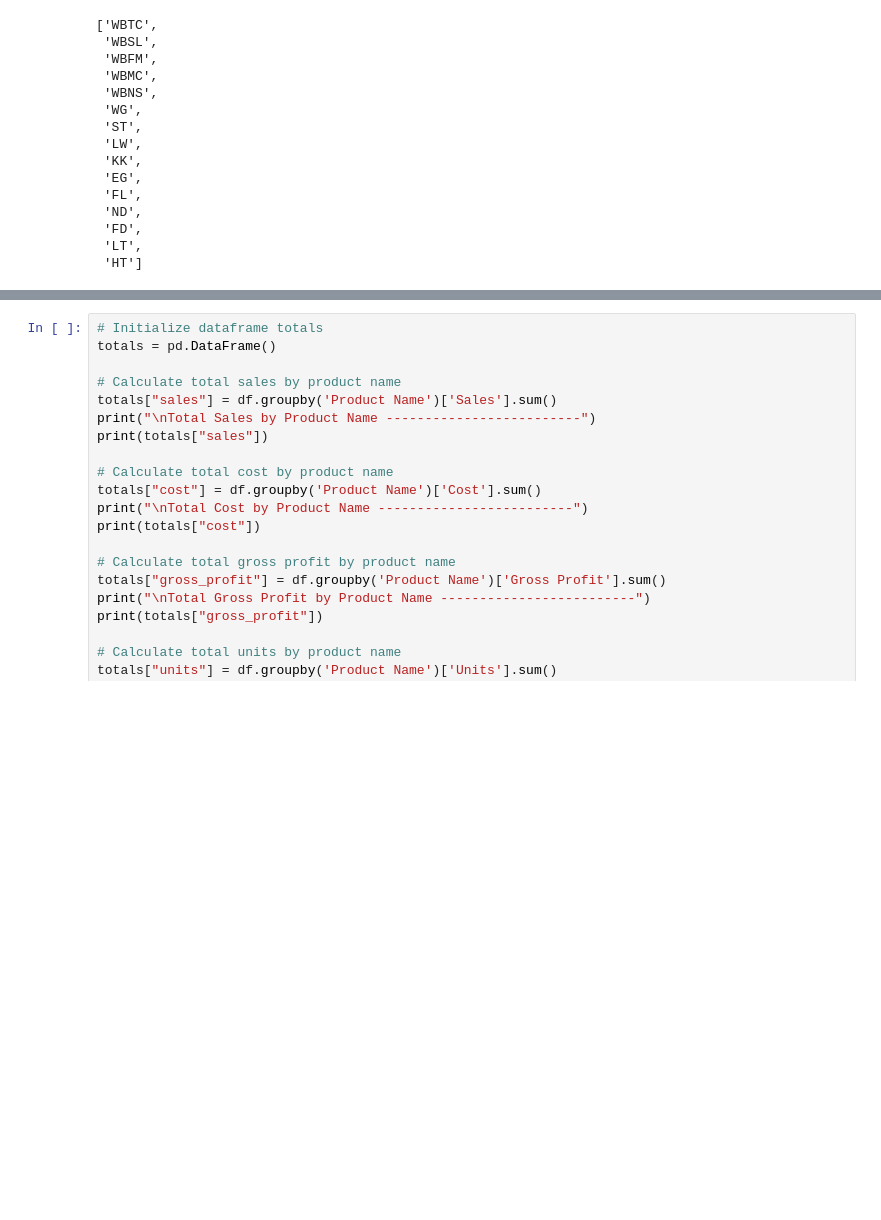
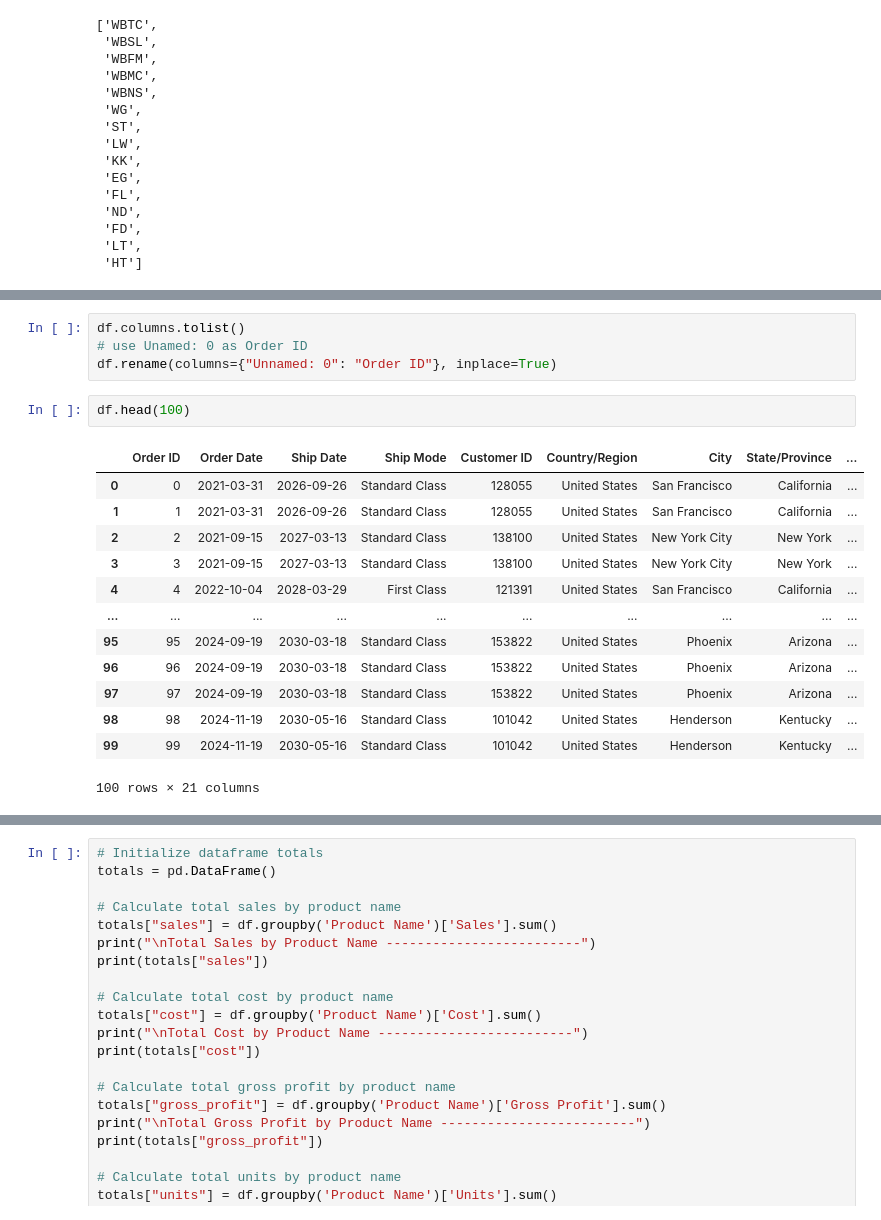
Before and after one commit to ceciliabetek/chocolate-factory, a Jupyter notebook: notebooks/samia.ipynb, the cells around one changed output, grey strips where cells are left out. Drawn from its saved outputs; the diff is of its cells as text; blank space fills up the shorter version.

```diff
--- a/notebooks/samia.ipynb
+++ b/notebooks/samia.ipynb
@@ -443,0 +524,20 @@ h4 {
+# %%
+df.columns.tolist()
+# use Unamed: 0 as Order ID
+df.rename(columns={"Unnamed: 0": "Order ID"}, inplace=True)
+# %%
+df.head(100)
+# %% [output]
+|  | Order ID | Order Date | Ship Date | Ship Mode | Customer ID | Country/Region | City | State/Province | ... |
+| 0 | 0 | 2021-03-31 | 2026-09-26 | Standard Class | 128055 | United States | San Francisco | California | ... |
+| 1 | 1 | 2021-03-31 | 2026-09-26 | Standard Class | 128055 | United States | San Francisco | California | ... |
+| 2 | 2 | 2021-09-15 | 2027-03-13 | Standard Class | 138100 | United States | New York City | New York | ... |
+| 3 | 3 | 2021-09-15 | 2027-03-13 | Standard Class | 138100 | United States | New York City | New York | ... |
+| 4 | 4 | 2022-10-04 | 2028-03-29 | First Class | 121391 | United States | San Francisco | California | ... |
+| ... | ... | ... | ... | ... | ... | ... | ... | ... | ... |
+| 95 | 95 | 2024-09-19 | 2030-03-18 | Standard Class | 153822 | United States | Phoenix | Arizona | ... |
+| 96 | 96 | 2024-09-19 | 2030-03-18 | Standard Class | 153822 | United States | Phoenix | Arizona | ... |
+| 97 | 97 | 2024-09-19 | 2030-03-18 | Standard Class | 153822 | United States | Phoenix | Arizona | ... |
+| 98 | 98 | 2024-11-19 | 2030-05-16 | Standard Class | 101042 | United States | Henderson | Kentucky | ... |
+| 99 | 99 | 2024-11-19 | 2030-05-16 | Standard Class | 101042 | United States | Henderson | Kentucky | ... |
+100 rows × 21 columns
```
Also changed, not shown: parts of 15 cells of this notebook.
